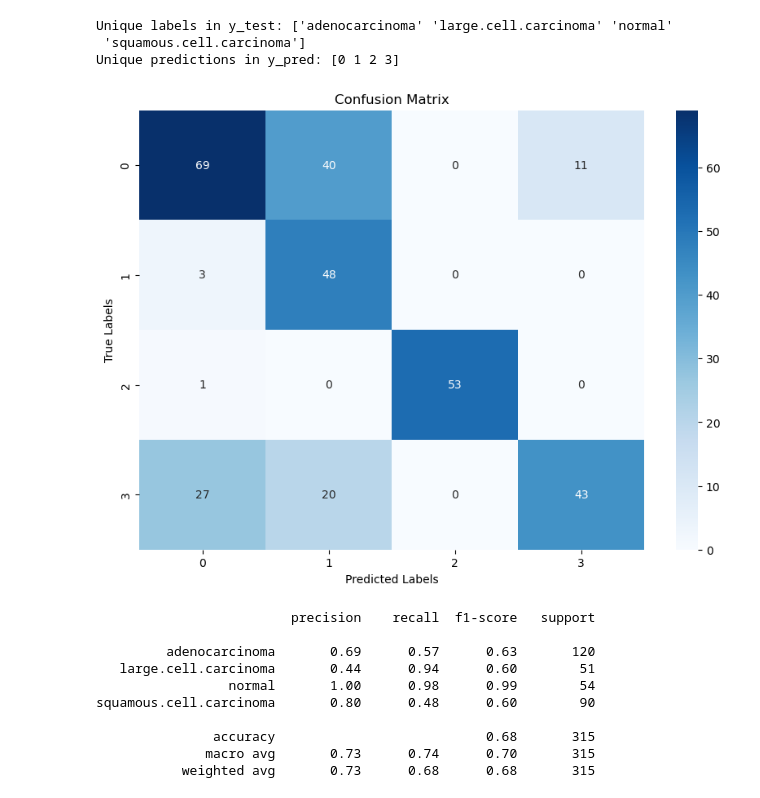
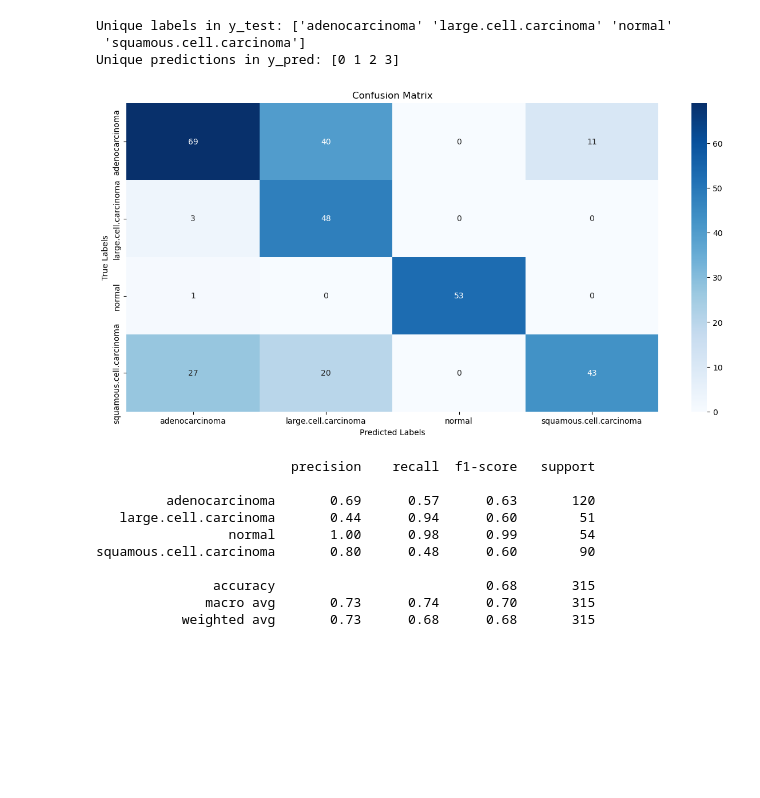
Before and after one commit to MaukanMir/Chest-CT-Scan-Image-Classifier, a Jupyter notebook: training.ipynb, the cells around one changed output. Saved outputs shown, nothing was run; the diff lists cells and outputs as text; code cells hidden in the pictures; blank space fills up the shorter version.

```diff
--- a/training.ipynb
+++ b/training.ipynb
@@ -235,17 +235,17 @@ Unique predictions in y_pred: [0 1 2 3]
 # %%
 encoder = LabelEncoder()
 y_test_encoded = encoder.fit_transform(y_test)
-labels = np.unique(y_test_encoded)
-cm = confusion_matrix(y_test_encoded, y_pred, labels=labels)
+labels = encoder.classes_
+cm = confusion_matrix(y_test_encoded, y_pred, labels=range(len(labels)))
 
-plt.figure(figsize=(10, 7))
+plt.figure(figsize=(15, 7))
 sns.heatmap(cm, annot=True, fmt='d', cmap='Blues',  xticklabels=labels, yticklabels=labels)
 plt.xlabel('Predicted Labels')
 plt.ylabel('True Labels')
 plt.title('Confusion Matrix')
 plt.show()
 # %% [output]
-[figure, old version]
+[figure, new version]
 # %%
 report = classification_report(y_test_encoded, y_pred, target_names=encoder.classes_)
 print(report)
```
